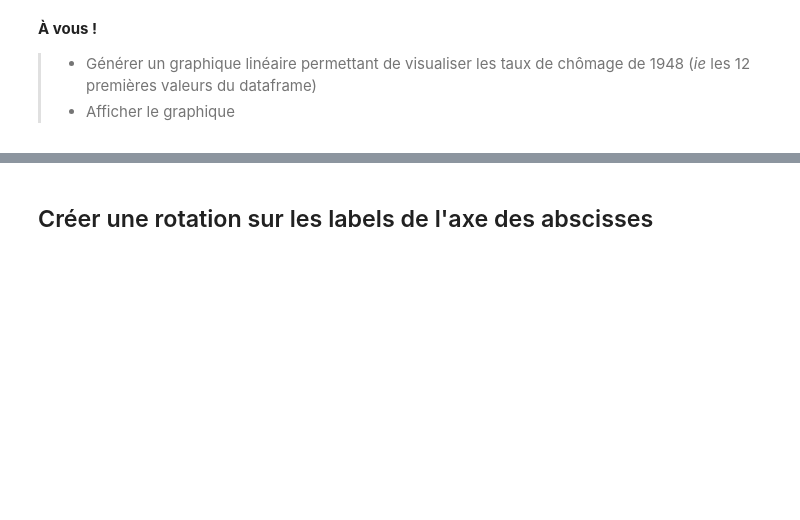
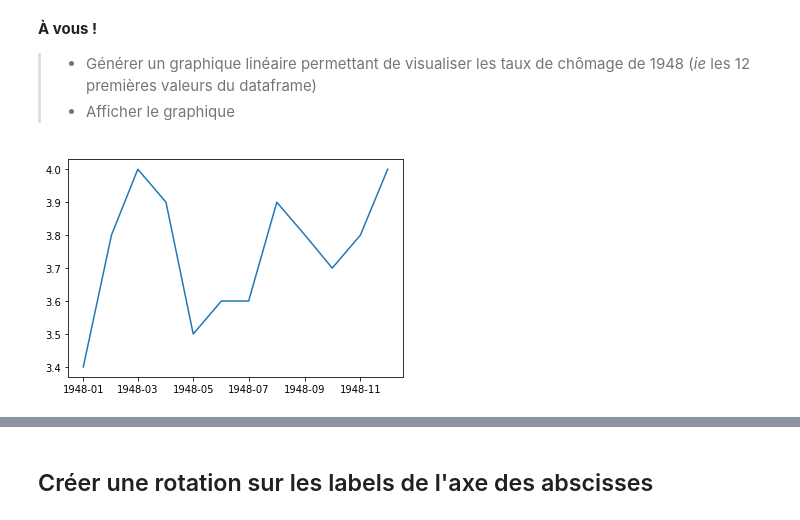
Before and after one commit to louiskuhn/IA-P2-Euskadi, a Jupyter notebook: Python/2. Visualisation graphique/1. VisualisationGraphique_courbes.ipynb, the cells around one changed output, grey strips where cells are left out. Saved outputs shown, nothing was run; the diff lists cells and outputs as text; code cells hidden in the pictures; blank space fills up the shorter version.

```diff
--- a/Python/2. Visualisation graphique/1. VisualisationGraphique_courbes.ipynb
+++ b/Python/2. Visualisation graphique/1. VisualisationGraphique_courbes.ipynb
@@ -34,3 +71,9 @@ plt.show() # affiche le graphique à l'écran (en l'occurence vide)
 __À vous !__
 >- Générer un graphique linéaire permettant de visualiser les taux de chômage de 1948 (_ie_ les 12 premières valeurs du dataframe)
 >- Afficher le graphique
+# %%
+first_year = data.loc[0:11]
+plt.plot(first_year['DATE'], first_year['UNRATE'])
+plt.show()
+# %% [output]
+[figure, added]
```
Also changed, not shown: parts of 17 cells of this notebook.
